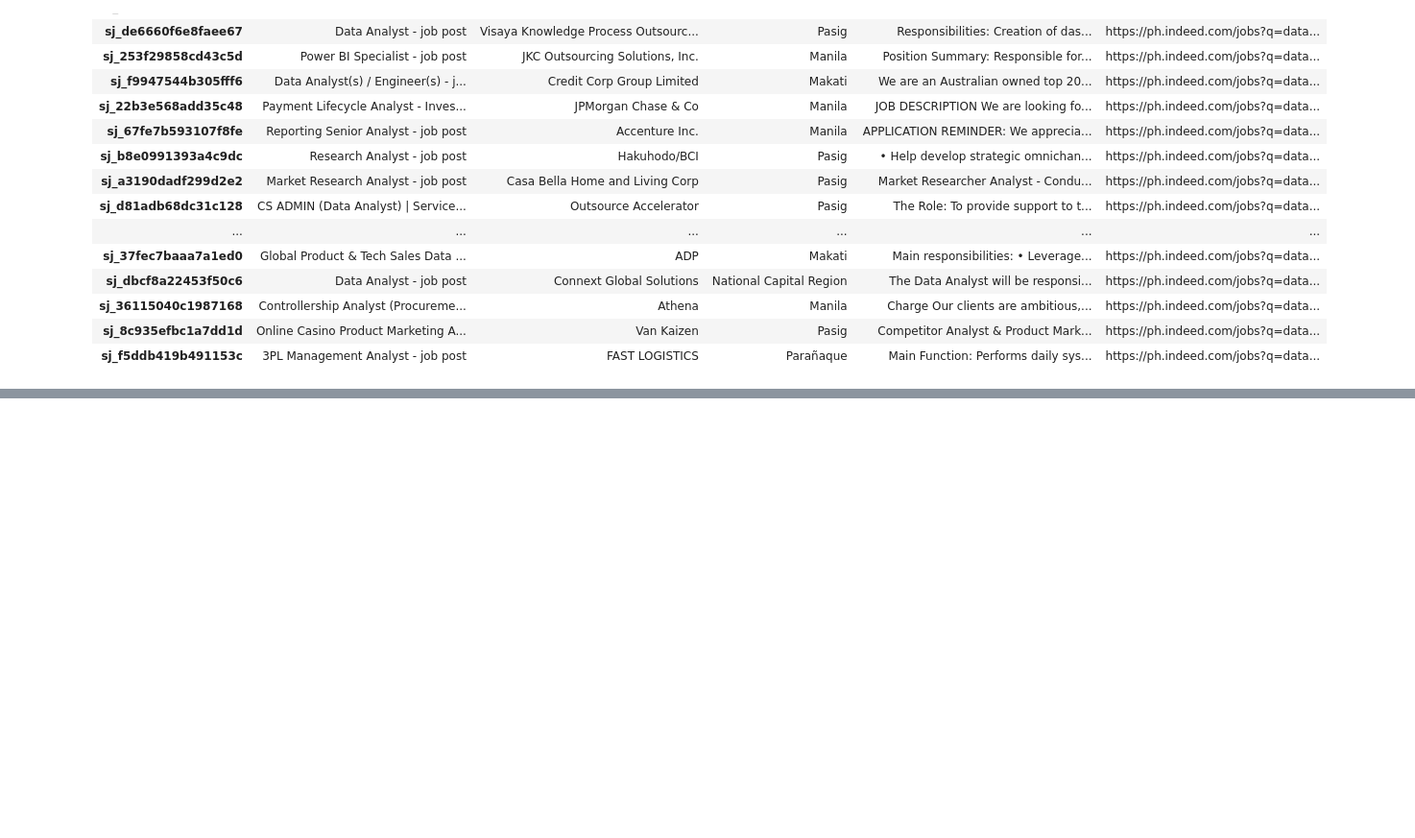
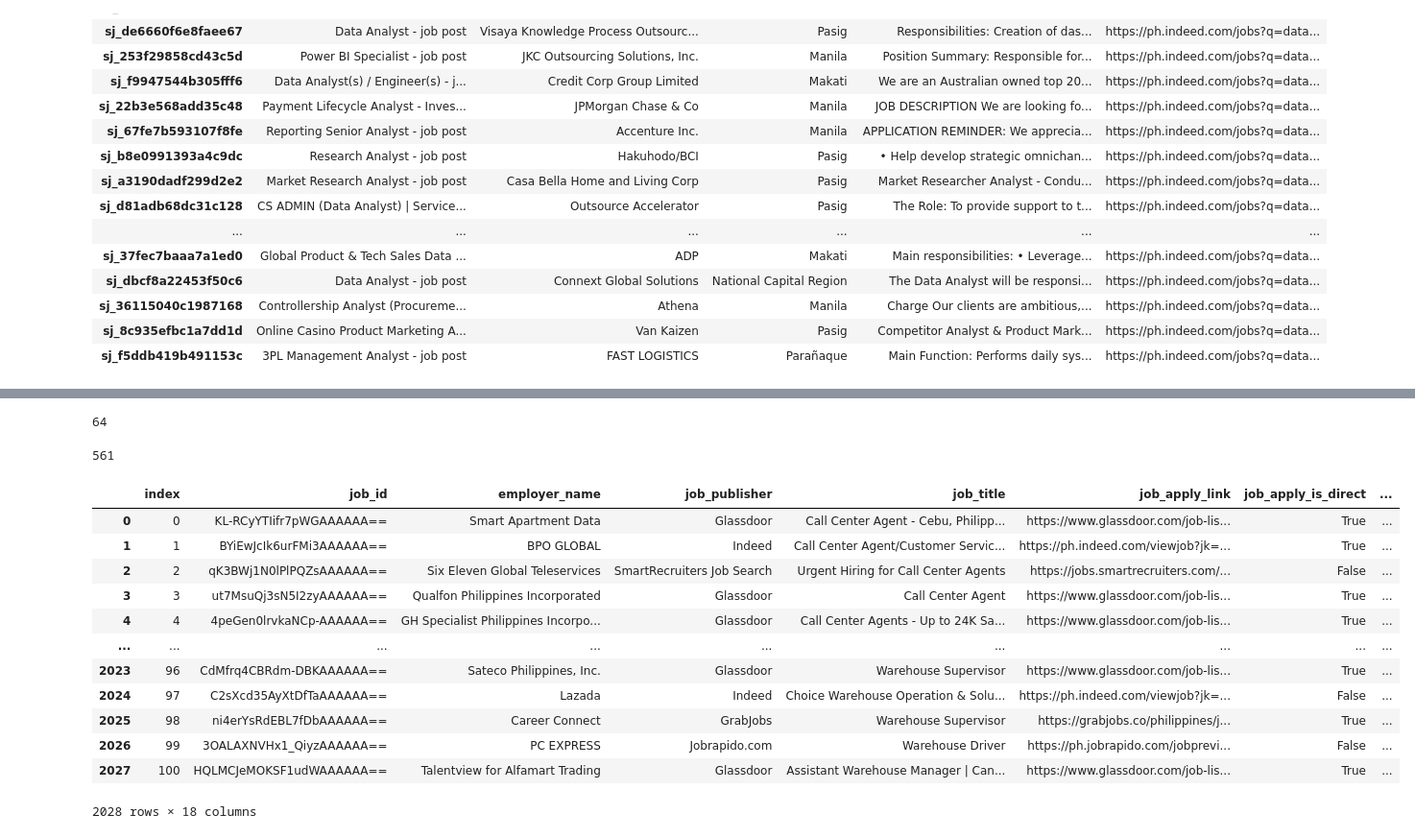
Before and after one commit to christianadr/job-search-llms, a Jupyter notebook: scraper-trial.ipynb, the cells around one changed output, grey strips where cells are left out. Shown at 96% size. Saved outputs shown, nothing was run; the diff lists cells and outputs as text; code cells hidden in the pictures; blank space fills up the shorter version.

Commit message:
[api] Web scraped job listings for OSY Job Matching

```diff
--- a/scraper-trial.ipynb
+++ b/scraper-trial.ipynb
@@ -130,0 +242,26 @@ print(response.json())
+# %%
+url = "https://jsearch.p.rapidapi.com/search"
+
+BASE_URL = Path("data", "raw2")
+BASE_URL.mkdir(parents=True, exist_ok=True)
+
+
+for keyword in tqdm(keywords, desc="Retrieving jobs listings...", total=len(keywords)):
+
+    querystring = {"query":f"{keyword} in Philippines","page":"1","num_pages":"20"}
+
+    headers = {
+        "X-RapidAPI-Key": "aacc989fcbmsh273b7841567d07cp15970djsn04a3ea8bdf91",
+        "X-RapidAPI-Host": "jsearch.p.rapidapi.com"
+    }
+
+    response = requests.get(url, headers=headers, params=querystring)
+
+    if response.status_code == 200:
+        _data = response.json()
+        _data = _data['data']
+
+        filename = Path(BASE_URL, f"{keyword}.json")
+
+        with open(filename, 'w') as f:
+            json.dump(_data, f)
@@ -130,0 +290,11 @@ print(response.json())
+# %%
+files = BASE_URL.glob("*.json")
+
+dfs = list()
+
+for file in files:
+    temp_df = pd.read_json(file)
+    dfs.append(temp_df)
+
+dfs = pd.concat(dfs, axis=0).reset_index()
+dfs['index'].columns = 'id'
@@ -130,0 +411,30 @@ print(response.json())
+# %%
+len(tfidf_matrix.toarray()[0])
+# %% [output]
+64
+# %%
+len(preprocessed_text)
+# %% [output]
+561
+# %%
+threshold = 10
+columns_to_drop = dfs.columns[dfs.isnull().sum() > threshold]
+
+# Dropping columns
+final_df = dfs.drop(columns=columns_to_drop)
+# %%
+final_df
+# %% [output]
+|  | index | job_id | employer_name | job_publisher | job_title | job_apply_link | job_apply_is_direct | ... |
+| 0 | 0 | KL-RCyYTIifr7pWGAAAAAA== | Smart Apartment Data | Glassdoor | Call Center Agent - Cebu, Philipp... | https://www.glassdoor.com/job-lis... | True | ... |
+| 1 | 1 | BYiEwJcIk6urFMi3AAAAAA== | BPO GLOBAL | Indeed | Call Center Agent/Customer Servic... | https://ph.indeed.com/viewjob?jk=... | True | ... |
+| 2 | 2 | qK3BWj1N0lPlPQZsAAAAAA== | Six Eleven Global Teleservices | SmartRecruiters Job Search | Urgent Hiring for Call Center Agents | https://jobs.smartrecruiters.com/... | False | ... |
+| 3 | 3 | ut7MsuQj3sN5I2zyAAAAAA== | Qualfon Philippines Incorporated | Glassdoor | Call Center Agent | https://www.glassdoor.com/job-lis... | True | ... |
+| 4 | 4 | 4peGen0lrvkaNCp-AAAAAA== | GH Specialist Philippines Incorpo... | Glassdoor | Call Center Agents - Up to 24K Sa... | https://www.glassdoor.com/job-lis... | True | ... |
+| ... | ... | ... | ... | ... | ... | ... | ... | ... |
+| 2023 | 96 | CdMfrq4CBRdm-DBKAAAAAA== | Sateco Philippines, Inc. | Glassdoor | Warehouse Supervisor | https://www.glassdoor.com/job-lis... | True | ... |
+| 2024 | 97 | C2sXcd35AyXtDfTaAAAAAA== | Lazada | Indeed | Choice Warehouse Operation & Solu... | https://ph.indeed.com/viewjob?jk=... | False | ... |
+| 2025 | 98 | ni4erYsRdEBL7fDbAAAAAA== | Career Connect | GrabJobs | Warehouse Supervisor | https://grabjobs.co/philippines/j... | True | ... |
+| 2026 | 99 | 3OALAXNVHx1_QiyzAAAAAA== | PC EXPRESS | Jobrapido.com | Warehouse Driver | https://ph.jobrapido.com/jobprevi... | False | ... |
+| 2027 | 100 | HQLMCJeMOKSF1udWAAAAAA== | Talentview for Alfamart Trading | Glassdoor | Assistant Warehouse Manager | Can... | https://www.glassdoor.com/job-lis... | True | ... |
+2028 rows × 18 columns
```
Also changed, not shown: parts of 14 cells of this notebook, 1 other file.
